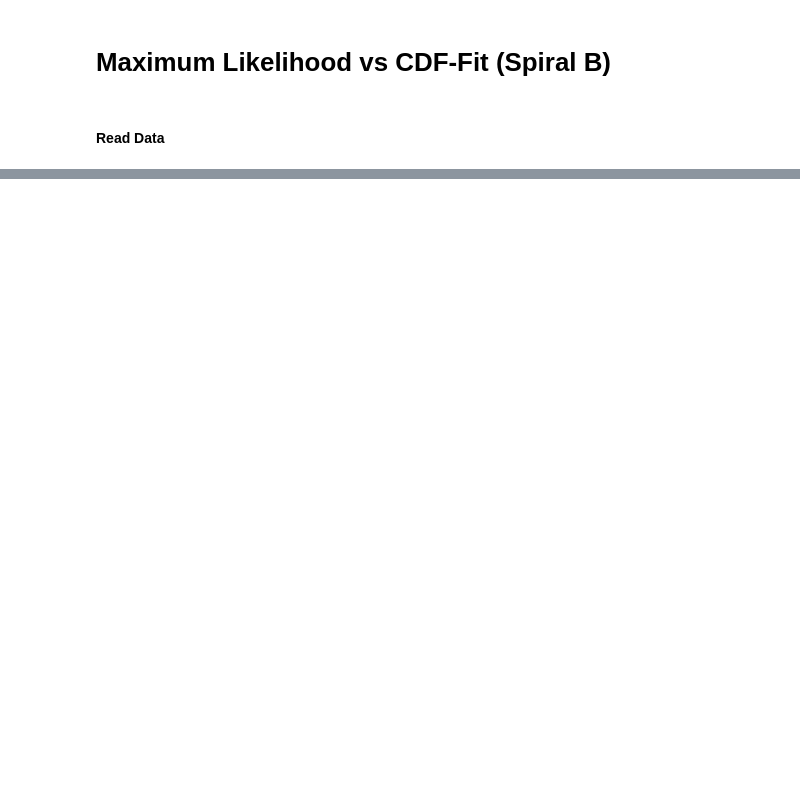
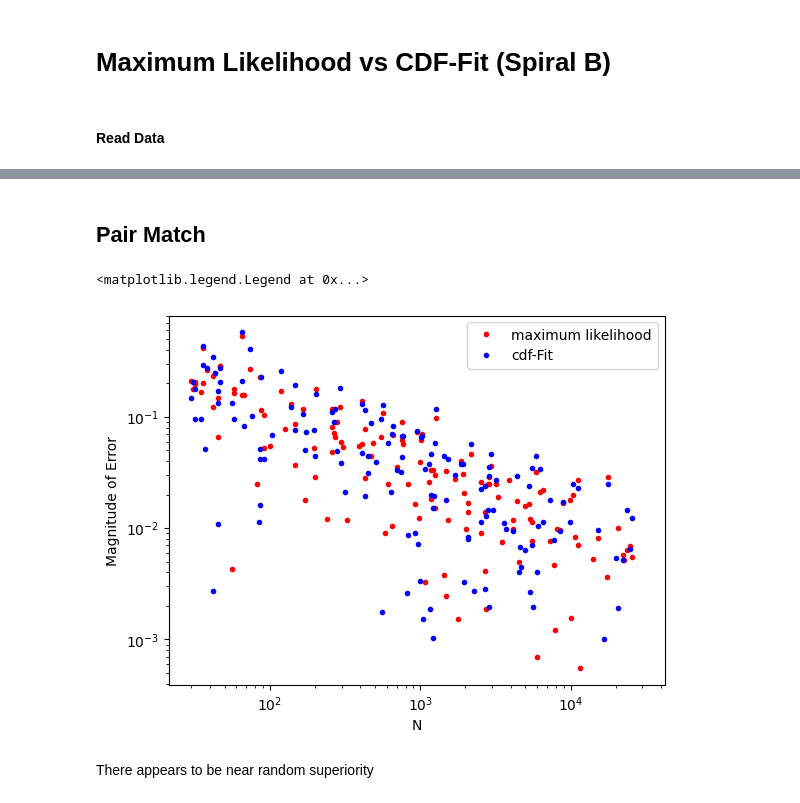
Before and after one commit to DesignToolInvestor/ManetSim, a Jupyter notebook: 2dDist/Worksheets/ml_vs_cdf_fit_b.ipynb, the cells around one changed output, grey strips where cells are left out. Cells and saved outputs as stored; diff of their text form; code cells hidden in the pictures; blank space fills up the shorter version.

```diff
--- a/2dDist/Worksheets/ml_vs_cdf_fit_b.ipynb
+++ b/2dDist/Worksheets/ml_vs_cdf_fit_b.ipynb
@@ -87,0 +138,14 @@ plot.legend()
+# %% [markdown]
+## Pair Match
+# %%
+plot.loglog(nL, mleErr, '.', color='red', label='maximum likelihood')
+plot.loglog(nL, cdfErr, '.', color='blue', label='cdf-Fit')
+
+plot.xlabel('N')
+plot.ylabel('Magnitude of Error')
+plot.legend()
+# %% [output]
+<matplotlib.legend.Legend at 0x...>
+[figure, added]
+# %% [markdown]
+There appears to be near random superiority
```
Also changed, not shown: parts of 21 cells of this notebook, 1 other file.
